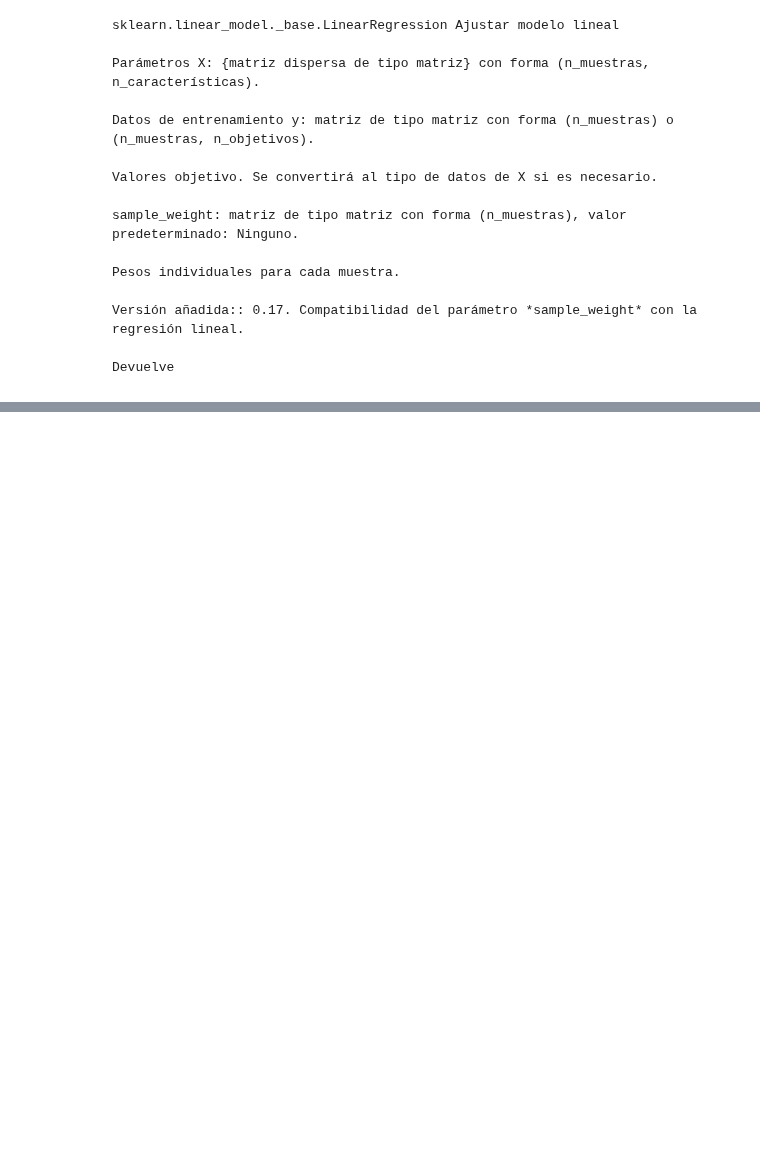
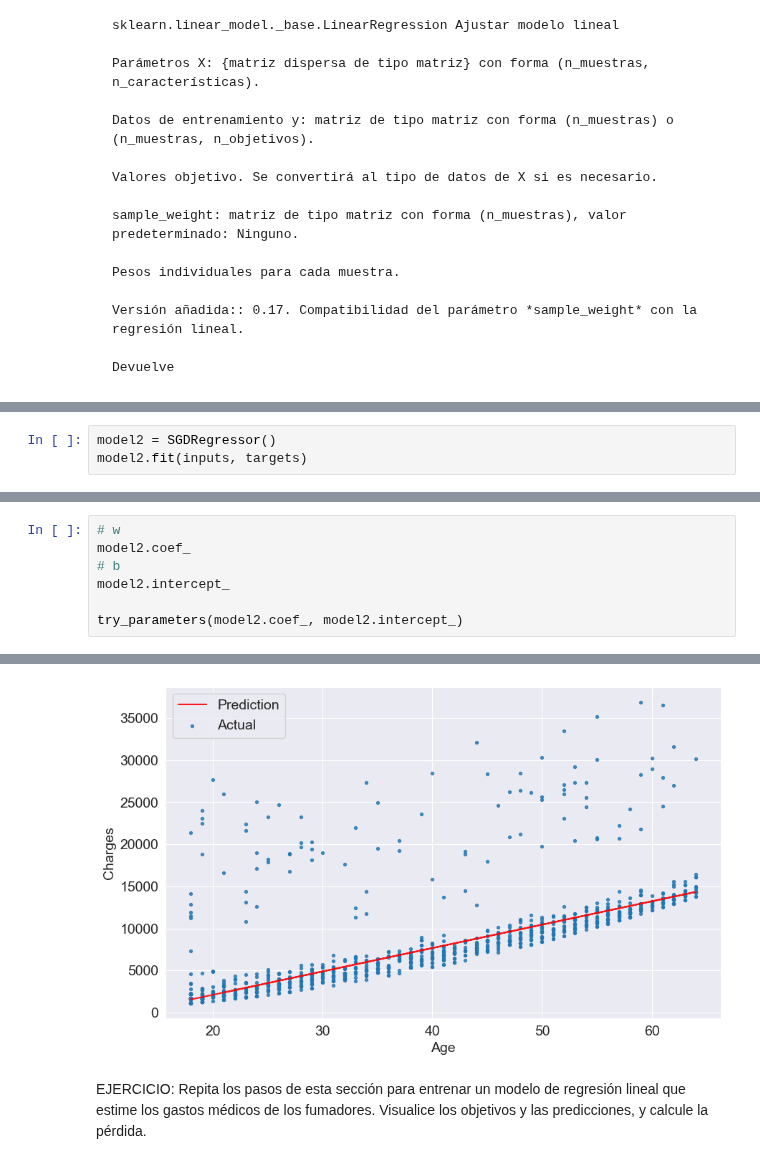
Before and after one commit to partnerds/machine-learning-and-scikit-learn-with-python, a Jupyter notebook: linear-regresion-scikit-learn-python.ipynb, the cells around one changed output, grey strips where cells are left out. Saved outputs shown, nothing was run; the diff lists cells and outputs as text; blank space fills up the shorter version.

```diff
--- a/linear-regresion-scikit-learn-python.ipynb
+++ b/linear-regresion-scikit-learn-python.ipynb
@@ -622,0 +707,3 @@ targes.shape : (1064,)
+# %%
+model2 = SGDRegressor()
+model2.fit(inputs, targets)
@@ -622,0 +730,8 @@ targes.shape : (1064,)
+# %%
+# w
+model2.coef_
+# b
+model2.intercept_
+
+try_parameters(model2.coef_, model2.intercept_)
+# %% [output]
@@ -622,0 +739,3 @@ targes.shape : (1064,)
+[figure, added]
+# %% [markdown]
+EJERCICIO: Repita los pasos de esta sección para entrenar un modelo de regresión lineal que estime los gastos médicos de los fumadores. Visualice los objetivos y las predicciones, y calcule la pérdida.
```
Also changed, not shown: parts of 31 cells of this notebook.
